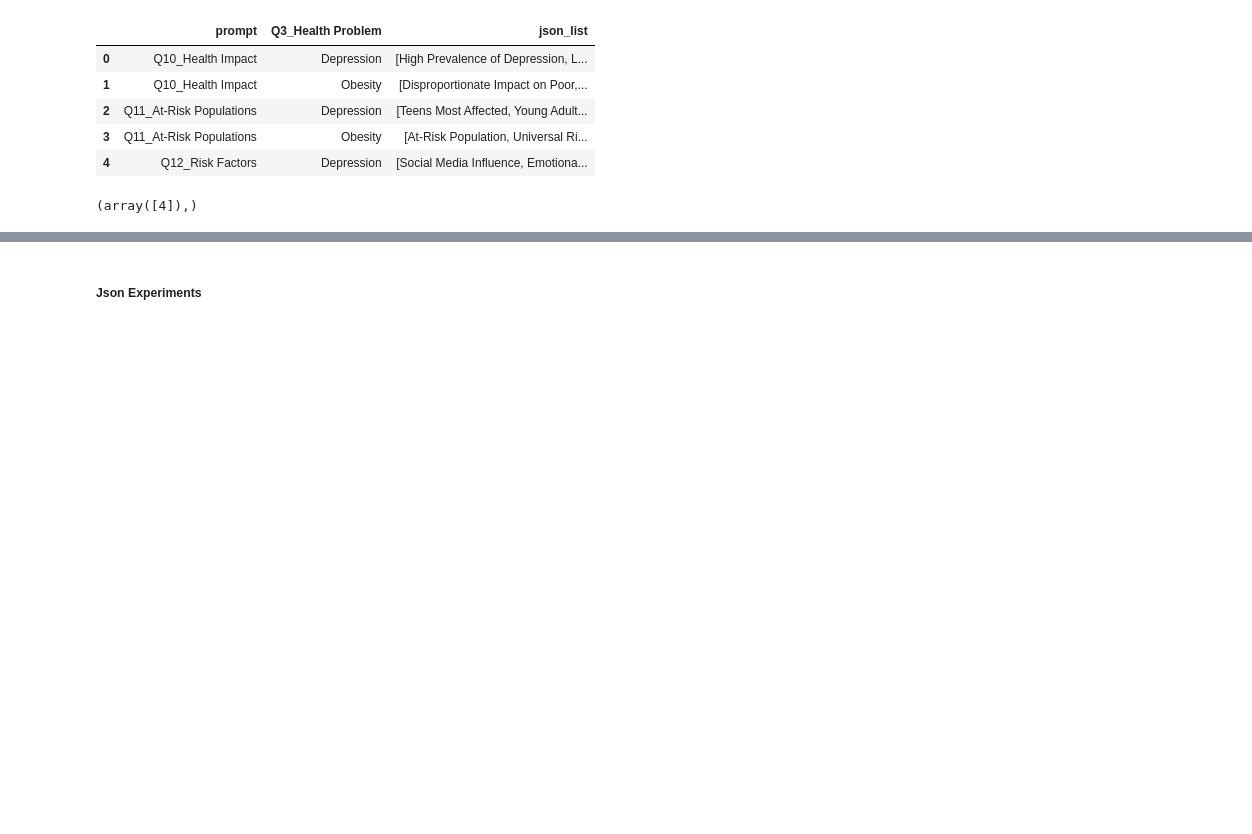
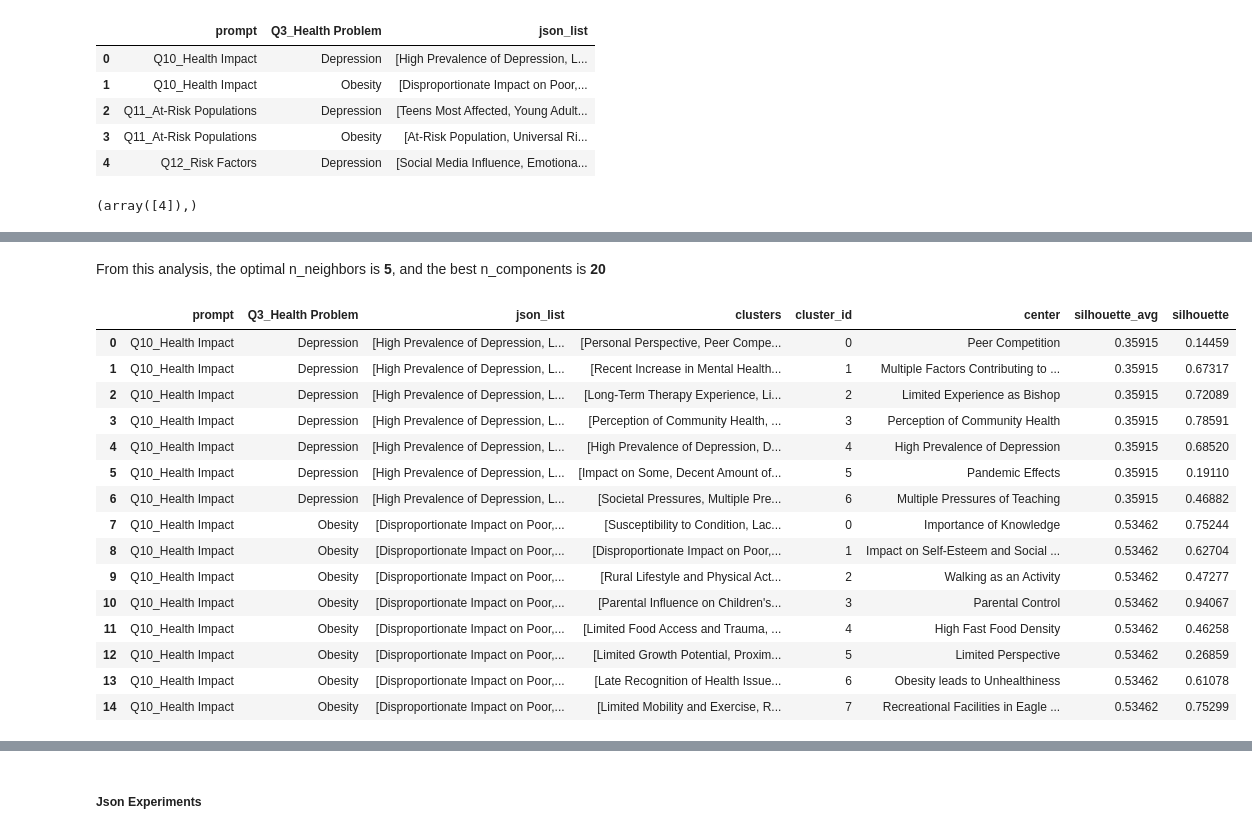
Before and after one commit to low-ethan/axial-coding, a Jupyter notebook: cluster_sentences.ipynb, the cells around one changed output, grey strips where cells are left out. Drawn from its saved outputs; the diff is of its cells as text; code cells hidden in the pictures; blank space fills up the shorter version.

Commit message:
reduce dimensionality, silhouette score

```diff
--- a/cluster_sentences.ipynb
+++ b/cluster_sentences.ipynb
@@ -455,3 +510,26 @@ Outdoor Gyms Encourage Exercise
+# %% [markdown]
+From this analysis, the optimal n_neighbors is **5**, and the best n_components is **20**
+# %%
+clustered_df, _ = hdb_clustering(all_codes, 5, 20)
+# %%
+clustered_df.head(15)
+# %% [output]
+|  | prompt | Q3_Health Problem | json_list | clusters | cluster_id | center | silhouette_avg | silhouette |
+| 0 | Q10_Health Impact | Depression | [High Prevalence of Depression, L... | [Personal Perspective, Peer Compe... | 0 | Peer Competition | 0.35915 | 0.14459 |
+| 1 | Q10_Health Impact | Depression | [High Prevalence of Depression, L... | [Recent Increase in Mental Health... | 1 | Multiple Factors Contributing to ... | 0.35915 | 0.67317 |
+| 2 | Q10_Health Impact | Depression | [High Prevalence of Depression, L... | [Long-Term Therapy Experience, Li... | 2 | Limited Experience as Bishop | 0.35915 | 0.72089 |
+| 3 | Q10_Health Impact | Depression | [High Prevalence of Depression, L... | [Perception of Community Health, ... | 3 | Perception of Community Health | 0.35915 | 0.78591 |
+| 4 | Q10_Health Impact | Depression | [High Prevalence of Depression, L... | [High Prevalence of Depression, D... | 4 | High Prevalence of Depression | 0.35915 | 0.68520 |
+| 5 | Q10_Health Impact | Depression | [High Prevalence of Depression, L... | [Impact on Some, Decent Amount of... | 5 | Pandemic Effects | 0.35915 | 0.19110 |
+| 6 | Q10_Health Impact | Depression | [High Prevalence of Depression, L... | [Societal Pressures, Multiple Pre... | 6 | Multiple Pressures of Teaching | 0.35915 | 0.46882 |
+| 7 | Q10_Health Impact | Obesity | [Disproportionate Impact on Poor,... | [Susceptibility to Condition, Lac... | 0 | Importance of Knowledge | 0.53462 | 0.75244 |
+| 8 | Q10_Health Impact | Obesity | [Disproportionate Impact on Poor,... | [Disproportionate Impact on Poor,... | 1 | Impact on Self-Esteem and Social ... | 0.53462 | 0.62704 |
+| 9 | Q10_Health Impact | Obesity | [Disproportionate Impact on Poor,... | [Rural Lifestyle and Physical Act... | 2 | Walking as an Activity | 0.53462 | 0.47277 |
+| 10 | Q10_Health Impact | Obesity | [Disproportionate Impact on Poor,... | [Parental Influence on Children's... | 3 | Parental Control | 0.53462 | 0.94067 |
+| 11 | Q10_Health Impact | Obesity | [Disproportionate Impact on Poor,... | [Limited Food Access and Trauma, ... | 4 | High Fast Food Density | 0.53462 | 0.46258 |
+| 12 | Q10_Health Impact | Obesity | [Disproportionate Impact on Poor,... | [Limited Growth Potential, Proxim... | 5 | Limited Perspective | 0.53462 | 0.26859 |
+| 13 | Q10_Health Impact | Obesity | [Disproportionate Impact on Poor,... | [Late Recognition of Health Issue... | 6 | Obesity leads to Unhealthiness | 0.53462 | 0.61078 |
+| 14 | Q10_Health Impact | Obesity | [Disproportionate Impact on Poor,... | [Limited Mobility and Exercise, R... | 7 | Recreational Facilities in Eagle ... | 0.53462 | 0.75299 |
 # %%
 clustered_df = clustered_df.merge(map_df, on=['prompt', 'Q3_Health Problem'], how='left')
 
```
Also changed, not shown: parts of 10 cells of this notebook, 1 other file.
